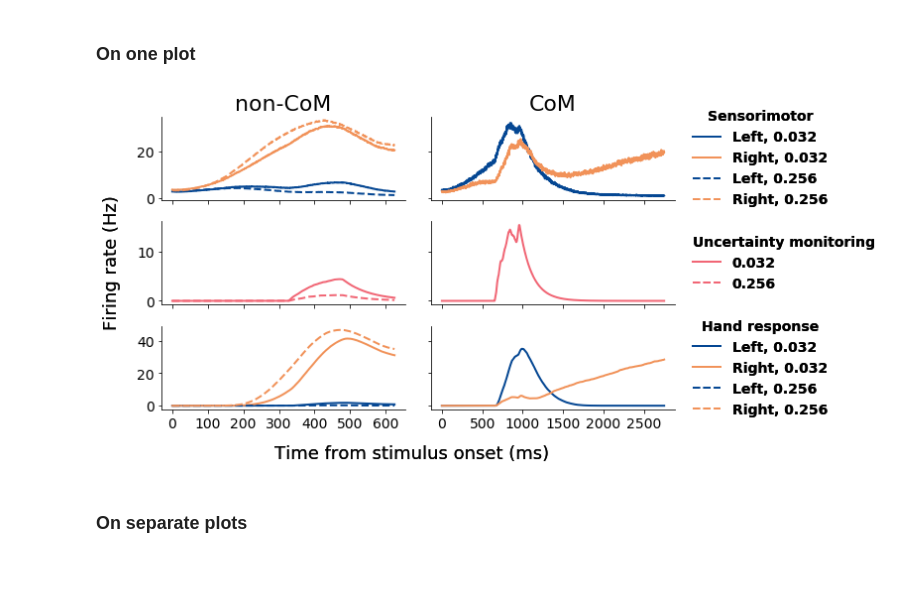
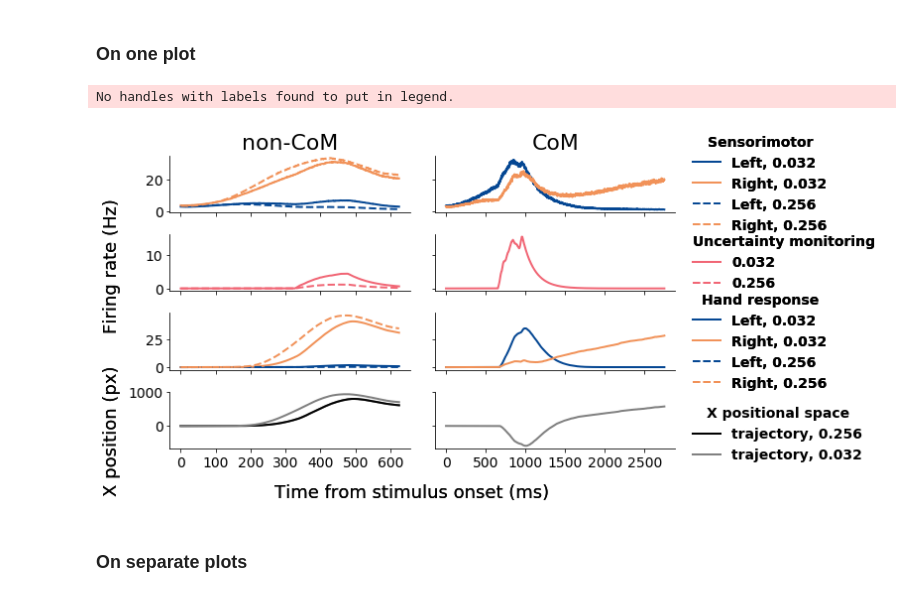
Before and after one commit to nidstigator/com_fixed_duration, a Jupyter notebook: analysis/modelling_results.ipynb, the cells around one changed output. Cells and saved outputs as stored; diff of their text form; code cells hidden in the pictures; blank space fills up the shorter version.

Commit message:
model activity figure-- adding the trajectory in the panel

```diff
--- a/analysis/modelling_results.ipynb
+++ b/analysis/modelling_results.ipynb
@@ -58,6 +58,8 @@ def plot_mean_timecourse(ax, activity_traces, activity_type, start, stop,
         hand_right_weak = activity_traces.y_6[::2].copy()
         hand_left_strong = activity_traces.y_5_25[::2].copy()
         hand_right_strong = activity_traces.y_6_25[::2].copy()
+        motor_transform_strong = (hand_right_strong - hand_left_strong) * (760/37.5)
+        motor_transform_weak = (hand_right_weak - hand_left_weak) * (760/37.5)
 
     elif (activity_type=='CoM'):
         sensorimotor_left_weak = activity_traces.y_1_25[::2].copy()
@@ -67,6 +69,7 @@ def plot_mean_timecourse(ax, activity_traces, activity_type, start, stop,
 
         hand_left_weak = activity_traces.y_5_25[::2].copy()
         hand_right_weak = activity_traces.y_6_25[::2].copy()
+        motor_transform_weak = (hand_right_weak - hand_left_weak) * (760/37.5)
 
     left_color = '#054793'
     right_color = '#F19259'
@@ -89,6 +92,9 @@ def plot_mean_timecourse(ax, activity_traces, activity_type, start, stop,
     ax[2].plot(times[start:stop:step], hand_right_weak[start:stop:step], lw=linewidth,
                color=right_color, linestyle='-', label='Right, 0.032')
 
+    ax[3].plot(times[start:stop:step], motor_transform_weak[start:stop:step], lw=linewidth,
+               color='grey', linestyle='-')
+
     if (activity_type=='non-CoM'):
         ax[0].plot(times[start:stop:step], sensorimotor_left_strong[start:stop:step], lw=linewidth,
                           label='Left, 0.256', color=left_color, linestyle='--')
@@ -100,10 +106,15 @@ def plot_mean_timecourse(ax, activity_traces, activity_type, start, stop,
                color=left_color, linestyle='--', label='Left, 0.256')
         ax[2].plot(times[start:stop:step], hand_right_strong[start:stop:step], lw=linewidth,
                color=right_color, linestyle='--', label='Right, 0.256')
+        ax[3].plot(times[start:stop:step], motor_transform_weak[start:stop:step], lw=linewidth,
+               color='black', linestyle='-', label='trajectory, 0.256')
+        ax[3].plot(times[start:stop:step], motor_transform_strong[start:stop:step], lw=linewidth,
+               color='grey', linestyle='-', label='trajectory, 0.032')
 
 
     fig.text(0.5, -0.05, 'Time from stimulus onset (ms)', ha='center',fontsize=18)
-    fig.text(-0.04, 0.5,'Firing rate (Hz)', va='center', rotation='vertical',fontsize=18)
+    fig.text(-0.04, 0.6,'Firing rate (Hz)', va='center', rotation='vertical',fontsize=18)
+    fig.text(-0.04, 0.14,'X position (px)', va='center', rotation='vertical',fontsize=18)
 #     plt.xticks(np.arange(start,stop,step * step_multiplier), ticks)
 
     for axes in ax:
@@ -114,7 +125,7 @@ def plot_mean_timecourse(ax, activity_traces, activity_type, start, stop,
 # %%
 legend_properties = {'weight':'bold',
                      'size': 14}
-fig, axes = plt.subplots(3, 2, sharex='col', sharey='row', figsize=(8,5))
+fig, axes = plt.subplots(4, 2, sharex='col', sharey='row', figsize=(8,5))
 axes_left = axes.T[0]
 axes_right = axes.T[1]
 plot_mean_timecourse(axes_left, model_non_com_activity_traces, 'non-CoM', start=650,
@@ -124,36 +135,43 @@ plot_mean_timecourse(axes_right, model_com_activity_traces, 'CoM', start=650,
                      stop=3400, step=1, step_multiplier=500, ticks=np.arange(0, 2860, 500))
 
 lines_row_1 = axes_left[0].get_lines()
 legend_1 = axes_right[0].legend(lines_row_1, [line.get_label() for line in lines_row_1],
                                 loc='center left', bbox_to_anchor= (1.05, 0.5), ncol=1,
                                 borderaxespad=0, frameon=False, prop=legend_properties)
 legend_1.set_title('Sensorimotor', prop=legend_properties)
 
 lines_row_2 = axes_left[1].get_lines()
 legend_2 = axes_right[1].legend(lines_row_2, [line.get_label() for line in lines_row_2],
                                 loc='center left', bbox_to_anchor= (1.05, 0.5), ncol=1,
                                 borderaxespad=0, frameon=False, prop=legend_properties)
 legend_2.set_title('Uncertainty monitoring', prop=legend_properties)
 legend_2._legend_box.align = "left"
 
 lines_row_3 = axes_left[2].get_lines()
 legend_3 = axes_right[2].legend(lines_row_3, [line.get_label() for line in lines_row_3],
                                 loc='center left', bbox_to_anchor= (1.05, 0.5), ncol=1,
                                 borderaxespad=0, frameon=False, prop=legend_properties)
 legend_3.set_title('Hand response', prop=legend_properties)
 
+lines_row_4 = axes_left[3].get_lines()
+legend_4 = axes_right[3].legend(lines_row_4, [line.get_label() for line in lines_row_4],
+                                loc='center left', bbox_to_anchor= (1.05, 0.25), ncol=1,
+                                borderaxespad=0, frameon=False, prop=legend_properties)
+legend_4.set_title('X positional space', prop=legend_properties)
+
 fig.add_artist(legend_1)
 fig.add_artist(legend_2)
 fig.add_artist(legend_3)
-plt.sca(axes_left[2])
+plt.sca(axes_left[3])
 plt.xticks(np.arange(650,1900,1 * 200), np.arange(0, 1200, 100))
-plt.sca(axes_right[2])
+plt.sca(axes_right[3])
 plt.xticks(np.arange(650,3400,1 * 500), np.arange(0, 2860, 500))
 
 
 plt.savefig(os.path.join(save_path, 'model_activity.png'), bbox_inches='tight')
 # %% [output]
+No handles with labels found to put in legend.
-[figure, old version]
+[figure, new version]
 # %% [markdown]
 ### On separate plots
 # %%
```
Also changed, not shown: 1 other file.
